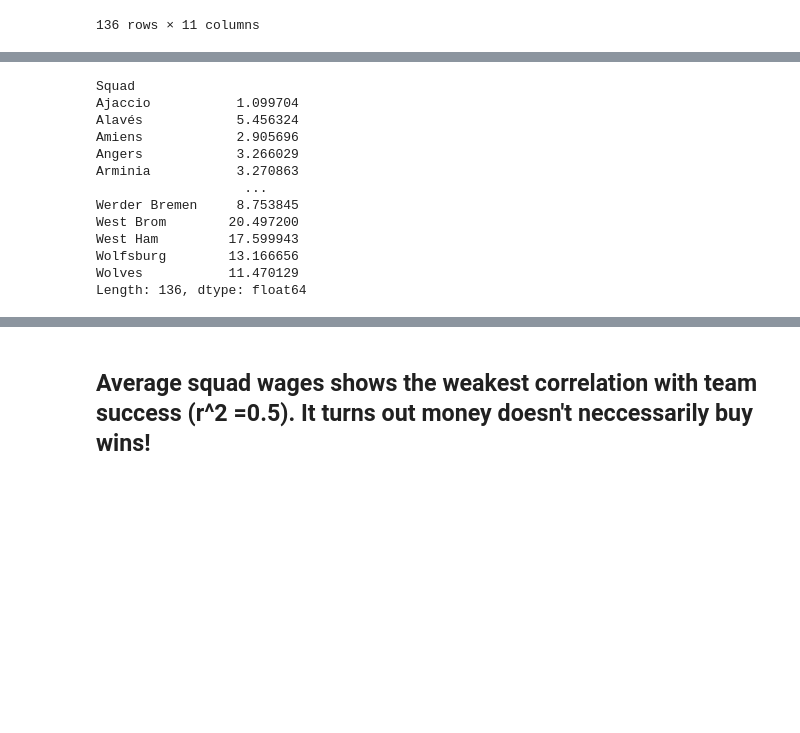
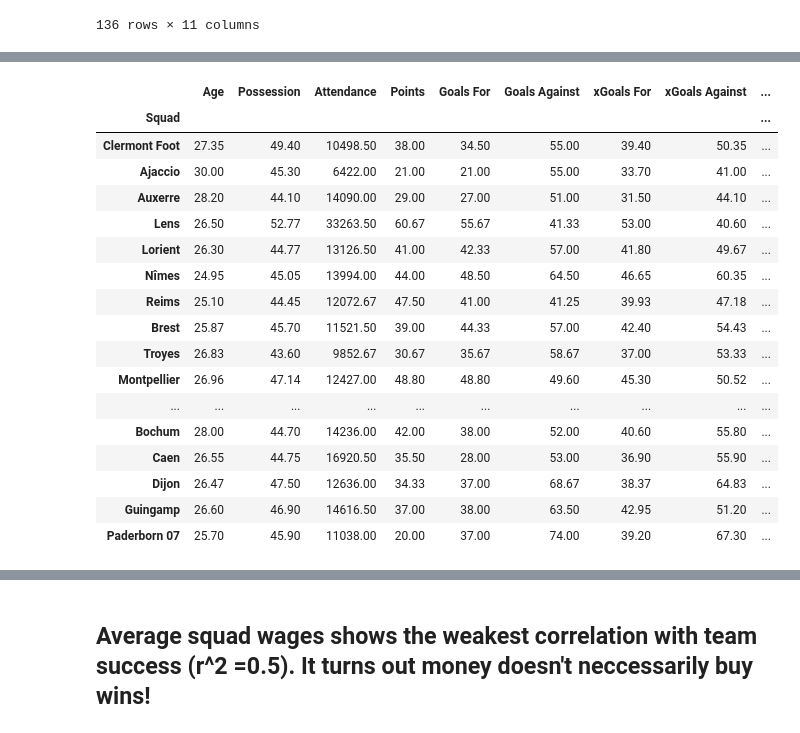
Before and after one commit to GurpreetChugh/Project-Football, a Jupyter notebook: Project_Football_Analysis.ipynb, the cells around one changed output, grey strips where cells are left out. Cells and saved outputs as stored; diff of their text form; code cells hidden in the pictures; blank space fills up the shorter version.

```diff
--- a/Project_Football_Analysis.ipynb
+++ b/Project_Football_Analysis.ipynb
@@ -366,18 +384,24 @@ mean_sum_df
 # %%
-# Calculate average dollars spent per point earned for each team
-dollars_per_point = (mean_sum_df['Avg Wages'] / 100000) / mean_sum_df['Points']
-print(dollars_per_point)
+# Add points per million spent column & get top 20 teams by this metric
+mean_sum_df['Points per $ Million' ] = pts_per_mil
+mean_sum_df = mean_sum_df.sort_values('Points per $ Million', ascending=False)
+mean_sum_df.head(20)
 # %% [output]
-Squad
-Ajaccio           1.099704
-Alavés            5.456324
-Amiens            2.905696
-Angers            3.266029
-Arminia           3.270863
-                   ...
-Werder Bremen     8.753845
-West Brom        20.497200
-West Ham         17.599943
-Wolfsburg        13.166656
-Wolves           11.470129
-Length: 136, dtype: float64
+|  | Age | Possession | Attendance | Points | Goals For | Goals Against | xGoals For | xGoals Against | ... |
+| Squad |  |  |  |  |  |  |  |  | ... |
+| Clermont Foot | 27.35 | 49.40 | 10498.50 | 38.00 | 34.50 | 55.00 | 39.40 | 50.35 | ... |
+| Ajaccio | 30.00 | 45.30 | 6422.00 | 21.00 | 21.00 | 55.00 | 33.70 | 41.00 | ... |
+| Auxerre | 28.20 | 44.10 | 14090.00 | 29.00 | 27.00 | 51.00 | 31.50 | 44.10 | ... |
+| Lens | 26.50 | 52.77 | 33263.50 | 60.67 | 55.67 | 41.33 | 53.00 | 40.60 | ... |
+| Lorient | 26.30 | 44.77 | 13126.50 | 41.00 | 42.33 | 57.00 | 41.80 | 49.67 | ... |
+| Nîmes | 24.95 | 45.05 | 13994.00 | 44.00 | 48.50 | 64.50 | 46.65 | 60.35 | ... |
+| Reims | 25.10 | 44.45 | 12072.67 | 47.50 | 41.00 | 41.25 | 39.93 | 47.18 | ... |
+| Brest | 25.87 | 45.70 | 11521.50 | 39.00 | 44.33 | 57.00 | 42.40 | 54.43 | ... |
+| Troyes | 26.83 | 43.60 | 9852.67 | 30.67 | 35.67 | 58.67 | 37.00 | 53.33 | ... |
+| Montpellier | 26.96 | 47.14 | 12427.00 | 48.80 | 48.80 | 49.60 | 45.30 | 50.52 | ... |
+| ... | ... | ... | ... | ... | ... | ... | ... | ... | ... |
+| Bochum | 28.00 | 44.70 | 14236.00 | 42.00 | 38.00 | 52.00 | 40.60 | 55.80 | ... |
+| Caen | 26.55 | 44.75 | 16920.50 | 35.50 | 28.00 | 53.00 | 36.90 | 55.90 | ... |
+| Dijon | 26.47 | 47.50 | 12636.00 | 34.33 | 37.00 | 68.67 | 38.37 | 64.83 | ... |
+| Guingamp | 26.60 | 46.90 | 14616.50 | 37.00 | 38.00 | 63.50 | 42.95 | 51.20 | ... |
+| Paderborn 07 | 25.70 | 45.90 | 11038.00 | 20.00 | 37.00 | 74.00 | 39.20 | 67.30 | ... |
```
Also changed, not shown: parts of 15 cells of this notebook, 6 other files.
